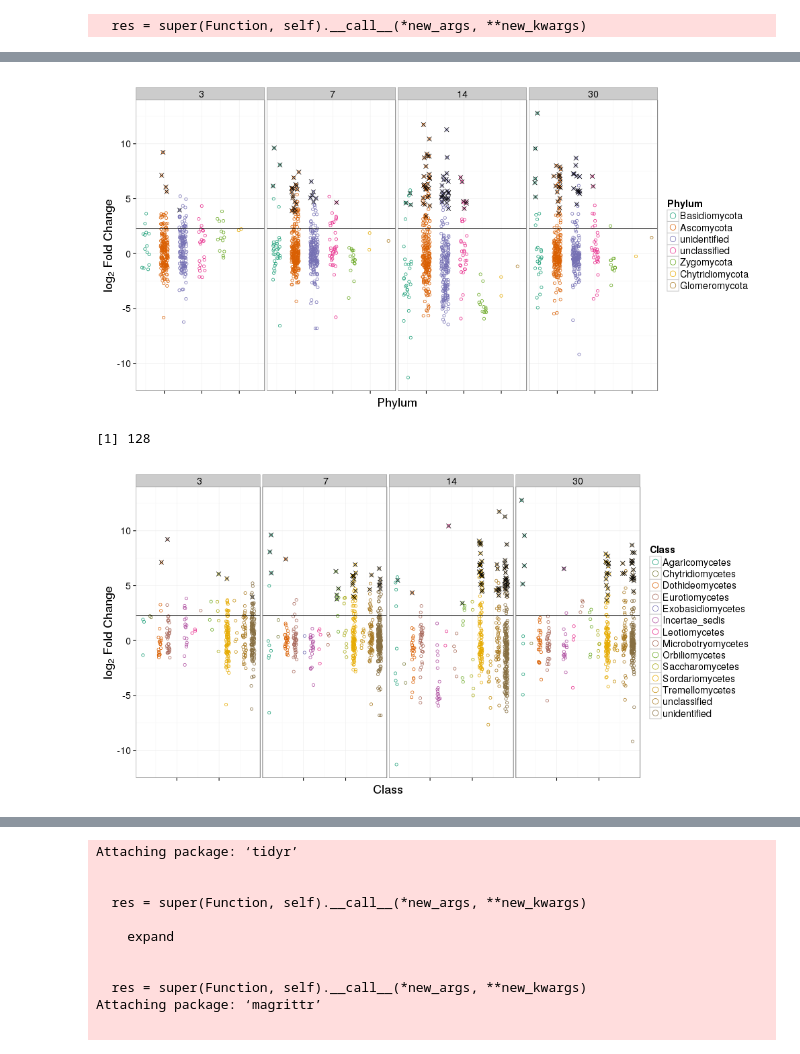
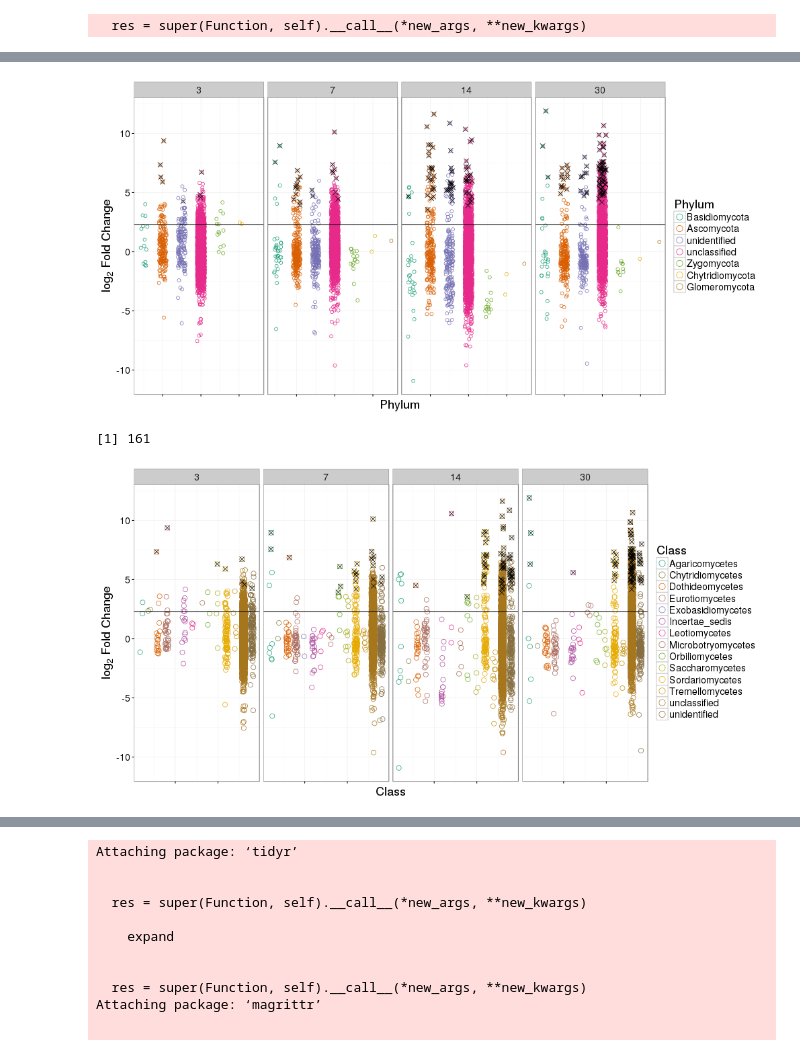
Before and after one commit to chvtk/Fungal_SIP, a Jupyter notebook: l2fc_table_UNITE_Biomfile.ipynb, the cells around one changed output, grey strips where cells are left out. Cells and saved outputs as stored; diff of their text form; code cells hidden in the pictures.

```diff
--- a/l2fc_table_UNITE_Biomfile.ipynb
+++ b/l2fc_table_UNITE_Biomfile.ipynb
@@ -91,6 +58,0 @@ Source: local data frame [20 x 2]
-# %%
-%%R
-comp_filt$Rank3 <- factor(comp_filt$Rank3, levels = comp_filt$Rank3[order(comp_filt$counts)])
-p = ggplot(comp_filt, aes(x = Rank3, y = counts)) + geom_bar(stat = "identity")
-p = p + theme(axis.text.x  = element_text(angle=90, vjust=0.5, size=12))
-p
@@ -99,6 +58,0 @@ p
-# %%
-%%R
-comp_all$Rank3 <- factor(comp_filt$Rank3, levels = comp_filt$Rank3[order(comp_filt$counts)])
-p = ggplot(comp_filt, aes(x = Rank3, y = counts)) + geom_bar(stat = "identity")
-p = p + theme(axis.text.x  = element_text(angle=90, vjust=0.5, size=12))
-p
@@ -283,7 +243,7 @@ p = ggplot(d.sparsity, aes(x = sparsity.threshold, y = sum_pass_FDR))
 
 p = p + geom_point(size = 4, shape = 21, color = "blue")
 
-p = p + geom_vline(x = 0.25)
+p = p + geom_vline(xintercept = 0.25)
 
 p = p + theme_bw()
 
@@ -360,7 +315,12 @@ Variables not shown: Rank4 (chr), Rank5 (chr), Rank6 (chr), Rank7 (chr),
+# %%
+%%R
+df.l2fc = read.csv("data/l2fc_UNITE.csv", header = TRUE, sep = ",")
 # %%
 %%R -w 1000 -h 500
 d = df.l2fc
+
 FDR = 0.10
+l2fc.threshold = 2.3
 
 d$Rank2 = as.character(d$Rank2)
 d$Rank2[is.na(d$Rank2)] = "unclassified"
@@ -376,44 +336,44 @@ d$x.jitter = d$x + runif(length(d$x), -1, 1) * 0.2
 
 colourCount = length(unique(d$Rank2)) + 1
 getPalette = colorRampPalette(brewer.pal(10, "Dark2"))
 
 p = ggplot(d, aes(x = x.jitter, y = log2FoldChange, color = Rank2))
 p = p + facet_wrap(~Day, nrow=1, ncol=4)
 
 p = p + geom_point(alpha = 1.00, shape = 21, size = 2)
 
 p = p + scale_color_manual(values = getPalette(colourCount))
 
 p = p + geom_point(data = subset(d, padj <= FDR), color = "black", shape = 4, size = 3)
 
-p = p + geom_hline(y = l2fc.threshold)
+p = p + geom_hline(yintercept = l2fc.threshold)
 
 p = p + theme_bw()
 
 p = p + theme(axis.text.x = element_blank())
 
 p = p + labs(x = "Phylum", color = "Phylum")
 
 p = p + guides(col = guide_legend(ncol = 2))
 
 p = p + labs(y = expression(paste("", log[2]," Fold Change",sep="")))
 
 p = p + guides(colour = guide_legend(override.aes = list(size=4)))
 
 p = p + theme(text = element_text(size=18))
 
 p
 # %% [output]
-[figure, old version]
+[figure, new version]
 # %%
 %%R
 ggsave(filename = "data/figs/l2fc_byphyla.pdf", plot = p, width = 12, height = 7)
 # %%
 %%R
 sord = filter(df.l2fc, padj <=0.10)
-length((sord$OTU))
+length(unique(sord$OTU))
 # %% [output]
-[1] 128
+[1] 161
 # %%
 %%R -w 1000 -h 500
 d = df.l2fc
@@ -437,13 +397,13 @@ getPalette = colorRampPalette(brewer.pal(10, "Dark2"))
 p = ggplot(d, aes(x = x.jitter, y = log2FoldChange, color = Rank3))
 p = p + facet_wrap(~Day, nrow=1, ncol=4)
 
-p = p + geom_point(alpha = 1.00, shape = 21, size = 2)
+p = p + geom_point(alpha = 1.00, shape = 21, size = 3)
 
 p = p + scale_color_manual(values = getPalette(colourCount))
 
 p = p + geom_point(data = subset(d, padj <= FDR), color = "black", shape = 4, size = 3)
 
-p = p + geom_hline(y = l2fc.threshold)
+p = p + geom_hline(yintercept = l2fc.threshold)
 
 p = p + theme_bw()
 
@@ -461,4 +421,4 @@ p = p + theme(text = element_text(size=18))
 
 p
 # %% [output]
-[figure, old version]
+[figure, new version]
```
Also changed, not shown: parts of 50 cells of this notebook.
